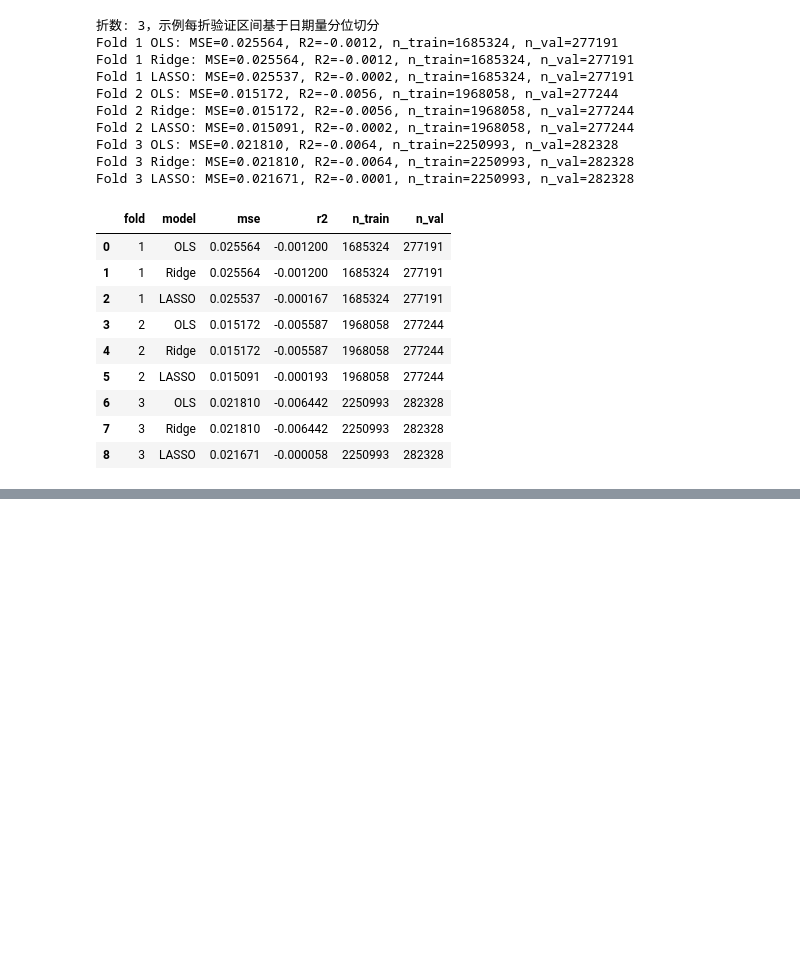
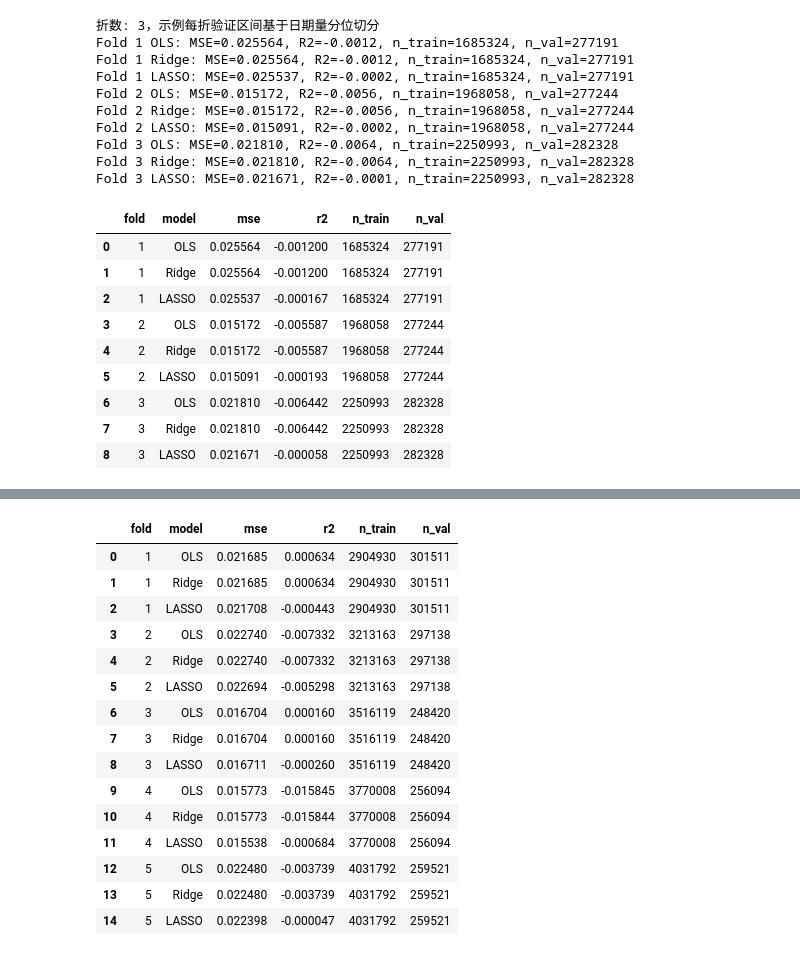
Before and after one commit to George-hardworking/machine-learning-for-finance, a Jupyter notebook: Assignment1/scripts/assignment1_kaibiao.ipynb, the cells around one changed output, grey strips where cells are left out. Drawn from its saved outputs; the diff is of its cells as text; code cells hidden in the pictures; blank space fills up the shorter version.

```diff
--- a/Assignment1/scripts/assignment1_kaibiao.ipynb
+++ b/Assignment1/scripts/assignment1_kaibiao.ipynb
@@ -366,0 +474,74 @@ Fold 3 LASSO: MSE=0.021671, R2=-0.0001, n_train=2250993, n_val=282328
+# %%
+# 全量时间序列递归CV（固定 alpha，含进度条）
+import numpy as np
+from sklearn.preprocessing import StandardScaler
+from sklearn.impute import SimpleImputer
+from sklearn.linear_model import LinearRegression, Ridge, Lasso
+from sklearn.metrics import mean_squared_error, r2_score
+from tqdm.auto import tqdm
+
+print("==== 全量递归CV（train_min_frac=0.80，Ridge=10，LASSO=0.005） ====")
+
+# 使用全量数据，不做日期窗口裁剪
+X_full = X_base
+y_full = y_wins
+full_dates = dates_for_split
+
+# 按日期排序
+order = np.argsort(full_dates.values)
+X_full = X_full.iloc[order]
+y_full = y_full.iloc[order]
+full_dates = full_dates.iloc[order]
+
+# 构造时间折（5折扩展窗口）
+unique_dates = np.sort(full_dates.unique())
+n_folds = 5
+train_min_frac = 0.8  # 起始训练窗口占前80%日期
+folds_full = []
+for i in range(n_folds):
+    val_start = int(len(unique_dates) * (train_min_frac + i * (1 - train_min_frac) / n_folds))
+    val_end = int(len(unique_dates) * (train_min_frac + (i + 1) * (1 - train_min_frac) / n_folds))
+    val_end = min(val_end, len(unique_dates))
+    train_cut = unique_dates[val_start]
+    val_cut = unique_dates[val_end - 1] if val_end > val_start else unique_dates[-1]
+    train_mask = full_dates <= train_cut
+    val_mask = (full_dates > train_cut) & (full_dates <= val_cut)
+    if val_mask.sum() == 0:
+        continue
+    folds_full.append((train_mask, val_mask))
+
+print(f"全量折数: {len(folds_full)}，训练起始占比 {train_min_frac:.2f}")
+
+ridge_alpha_final = 10.0
+lasso_alpha_final = 0.005
+
+results_full = []
+for fold_id, (train_mask, val_mask) in enumerate(tqdm(folds_full, desc="Folds"), 1):
+    X_train, X_val = X_full.loc[train_mask], X_full.loc[val_mask]
+    y_train, y_val = y_full.loc[train_mask], y_full.loc[val_mask]
+
+    imputer = SimpleImputer(strategy='median')
+    X_train_imp = imputer.fit_transform(X_train)
+    X_val_imp = imputer.transform(X_val)
+
+    scaler = StandardScaler()
+    X_train_s = scaler.fit_transform(X_train_imp)
+    X_val_s = scaler.transform(X_val_imp)
+
+    models = {
+        "OLS": LinearRegression(),
+        "Ridge": Ridge(alpha=ridge_alpha_final),
+        "LASSO": Lasso(alpha=lasso_alpha_final, max_iter=5000)
+    }
+
+    for name, model in models.items():
+        model.fit(X_train_s, y_train)
+        pred = model.predict(X_val_s)
+        mse = mean_squared_error(y_val, pred)
+        r2 = r2_score(y_val, pred)
+        results_full.append({"fold": fold_id, "model": name, "mse": mse, "r2": r2, "n_train": len(y_train), "n_val": len(y_val)})
+        print(f"[Full] Fold {fold_id} {name}: MSE={mse:.6f}, R2={r2:.4f}, n_train={len(y_train)}, n_val={len(y_val)}")
+
+results_full_df = pd.DataFrame(results_full)
+display(results_full_df)
+# %% [output]
@@ -366,0 +565,16 @@ Fold 3 LASSO: MSE=0.021671, R2=-0.0001, n_train=2250993, n_val=282328
+|  | fold | model | mse | r2 | n_train | n_val |
+| 0 | 1 | OLS | 0.021685 | 0.000634 | 2904930 | 301511 |
+| 1 | 1 | Ridge | 0.021685 | 0.000634 | 2904930 | 301511 |
+| 2 | 1 | LASSO | 0.021708 | -0.000443 | 2904930 | 301511 |
+| 3 | 2 | OLS | 0.022740 | -0.007332 | 3213163 | 297138 |
+| 4 | 2 | Ridge | 0.022740 | -0.007332 | 3213163 | 297138 |
+| 5 | 2 | LASSO | 0.022694 | -0.005298 | 3213163 | 297138 |
+| 6 | 3 | OLS | 0.016704 | 0.000160 | 3516119 | 248420 |
+| 7 | 3 | Ridge | 0.016704 | 0.000160 | 3516119 | 248420 |
+| 8 | 3 | LASSO | 0.016711 | -0.000260 | 3516119 | 248420 |
+| 9 | 4 | OLS | 0.015773 | -0.015845 | 3770008 | 256094 |
+| 10 | 4 | Ridge | 0.015773 | -0.015844 | 3770008 | 256094 |
+| 11 | 4 | LASSO | 0.015538 | -0.000684 | 3770008 | 256094 |
+| 12 | 5 | OLS | 0.022480 | -0.003739 | 4031792 | 259521 |
+| 13 | 5 | Ridge | 0.022480 | -0.003739 | 4031792 | 259521 |
+| 14 | 5 | LASSO | 0.022398 | -0.000047 | 4031792 | 259521 |
```
Also changed, not shown: parts of 6 cells of this notebook.
